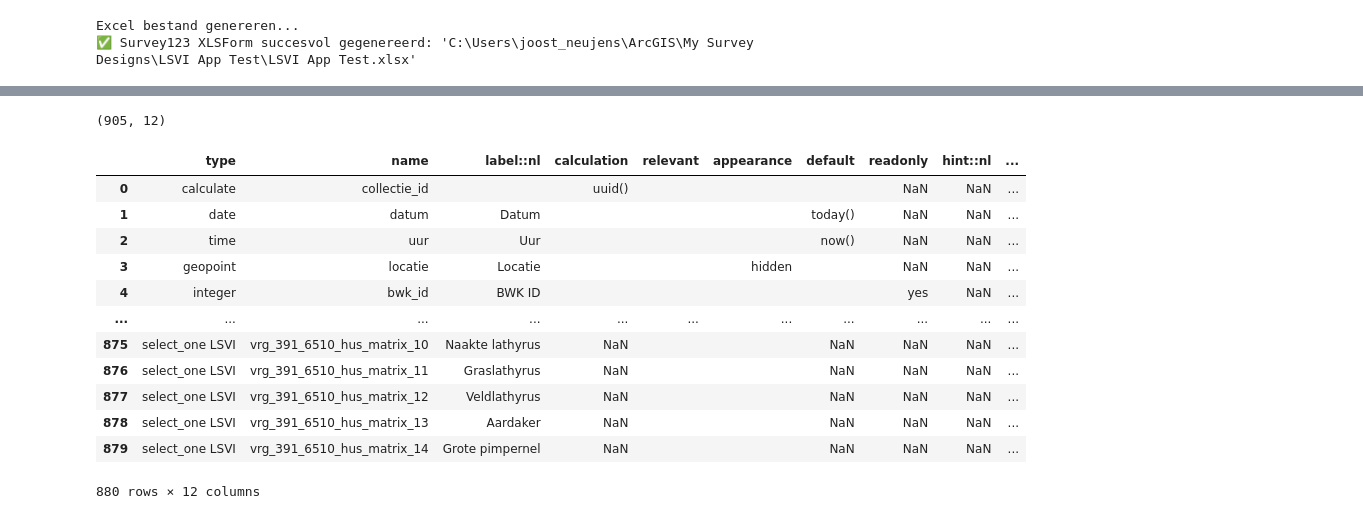
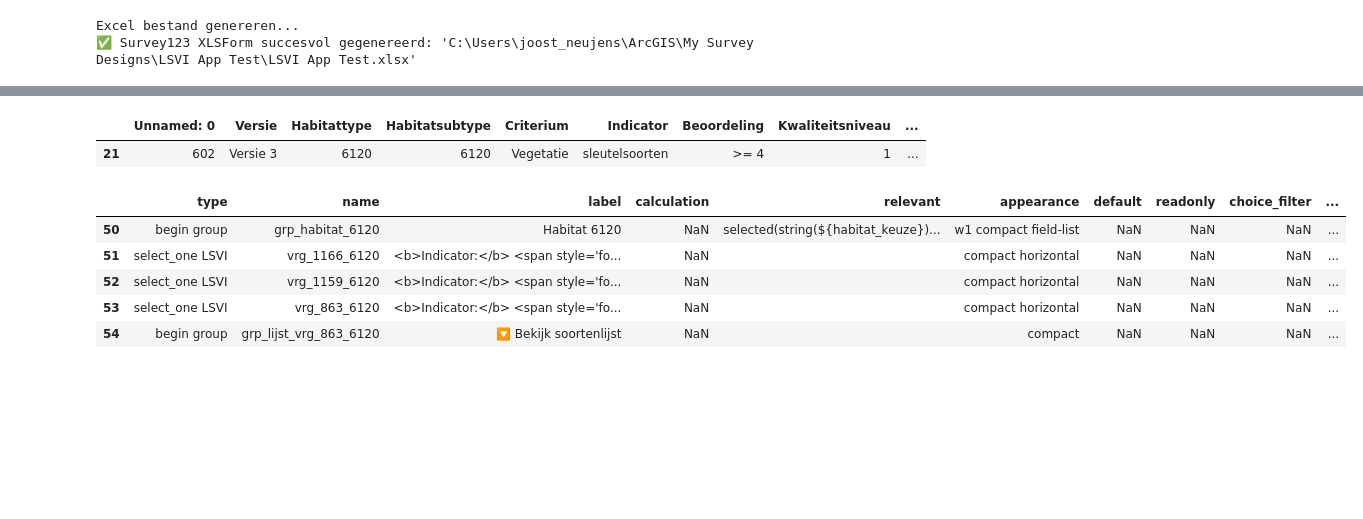
Before and after one commit to inbo/gis-lsvi-app, a Jupyter notebook: notebooks/create_xlsform_w_repeats.ipynb, the cells around one changed output, grey strips where cells are left out. Drawn from its saved outputs; the diff is of its cells as text; code cells hidden in the pictures; blank space fills up the shorter version.

```diff
--- a/notebooks/create_xlsform_w_repeats.ipynb
+++ b/notebooks/create_xlsform_w_repeats.ipynb
@@ -595,15 +716,15 @@ df_survey_final['hint'] = df_survey_final['hint'].replace("", np.nan)
 # df_survey_final['guidance_hint'] = df_survey_final['guidance_hint'].replace("", np.nan)
 
 # rename columns to add default language
-df_survey_final = df_survey_final.rename(columns={'label': 'label::nl', 'hint': 'hint::nl', 'guidance_hint': 'guidance_hint::nl'})
+# df_survey_final = df_survey_final.rename(columns={'label': 'label::nl', 'hint': 'hint::nl', 'guidance_hint': 'guidance_hint::nl'})
 
 print("Excel bestand genereren...")
-output_file = '../output/Survey123_Volledige_Generatie_20260709.xlsx'
+output_file = '../output/Survey123_Volledige_Generatie_20260713.xlsx'
 with pd.ExcelWriter(output_file, engine='openpyxl') as writer:
     df_survey_final.to_excel(writer, sheet_name='survey', index=False)
     df_choices_final.to_excel(writer, sheet_name='choices', index=False)
     # Voeg een standaard settings tabblad toe
-    pd.DataFrame([{"form_title": "Habitattype Survey", "form_id": "habitat_survey_v1", "default_language": "nl"}]).to_excel(writer, sheet_name='settings', index=False)
+    df_settings.to_excel(writer, sheet_name='settings', index=False)
 
 # Overwrite Survey123 test app
 output_file = r'C:\Users\joost_neujens\ArcGIS\My Survey Designs\LSVI App Test\LSVI App Test.xlsx' # if running local
@@ -612,7 +733,7 @@ with pd.ExcelWriter(output_file, engine='openpyxl') as writer:
     df_survey_final.to_excel(writer, sheet_name='survey', index=False)
     df_choices_final.to_excel(writer, sheet_name='choices', index=False)
     # Voeg een standaard settings tabblad toe
-    settings_df.to_excel(writer, sheet_name='settings', index=False)
+    df_settings.to_excel(writer, sheet_name='settings', index=False)
 
 print(f"✅ Survey123 XLSForm succesvol gegenereerd: '{output_file}'")
 # %% [output]
@@ -621,20 +766,14 @@ Excel bestand genereren...
+# %%
+df_vereisten[df_vereisten['BeoordelingID'] == 1539]
+# %% [output]
+|  | Unnamed: 0 | Versie | Habitattype | Habitatsubtype | Criterium | Indicator | Beoordeling | Kwaliteitsniveau | ... |
+| 21 | 602 | Versie 3 | 6120 | 6120 | Vegetatie | sleutelsoorten | >= 4 | 1 | ... |
 # %%
-df_survey_final.shape
+df_survey_final[df_survey_final['']]
 # %% [output]
-(905, 12)
+|  | type | name | label | calculation | relevant | appearance | default | readonly | choice_filter | ... |
+| 50 | begin group | grp_habitat_6120 | Habitat 6120 | NaN | selected(string(${habitat_keuze})... | w1 compact field-list | NaN | NaN | NaN | ... |
+| 51 | select_one LSVI | vrg_1166_6120 | <b>Indicator:</b> <span style='fo... | NaN |  | compact horizontal | NaN | NaN | NaN | ... |
+| 52 | select_one LSVI | vrg_1159_6120 | <b>Indicator:</b> <span style='fo... | NaN |  | compact horizontal | NaN | NaN | NaN | ... |
+| 53 | select_one LSVI | vrg_863_6120 | <b>Indicator:</b> <span style='fo... | NaN |  | compact horizontal | NaN | NaN | NaN | ... |
+| 54 | begin group | grp_lijst_vrg_863_6120 | 🔽 Bekijk soortenlijst | NaN |  | compact | NaN | NaN | NaN | ... |
-# %%
-df_survey_final.iloc[:-25]
-# %% [output]
-|  | type | name | label::nl | calculation | relevant | appearance | default | readonly | hint::nl | ... |
-| 0 | calculate | collectie_id |  | uuid() |  |  |  | NaN | NaN | ... |
-| 1 | date | datum | Datum |  |  |  | today() | NaN | NaN | ... |
-| 2 | time | uur | Uur |  |  |  | now() | NaN | NaN | ... |
-| 3 | geopoint | locatie | Locatie |  |  | hidden |  | NaN | NaN | ... |
-| 4 | integer | bwk_id | BWK ID |  |  |  |  | yes | NaN | ... |
-| ... | ... | ... | ... | ... | ... | ... | ... | ... | ... | ... |
-| 875 | select_one LSVI | vrg_391_6510_hus_matrix_10 | Naakte lathyrus | NaN |  |  | NaN | NaN | NaN | ... |
-| 876 | select_one LSVI | vrg_391_6510_hus_matrix_11 | Graslathyrus | NaN |  |  | NaN | NaN | NaN | ... |
-| 877 | select_one LSVI | vrg_391_6510_hus_matrix_12 | Veldlathyrus | NaN |  |  | NaN | NaN | NaN | ... |
-| 878 | select_one LSVI | vrg_391_6510_hus_matrix_13 | Aardaker | NaN |  |  | NaN | NaN | NaN | ... |
-| 879 | select_one LSVI | vrg_391_6510_hus_matrix_14 | Grote pimpernel | NaN |  |  | NaN | NaN | NaN | ... |
-880 rows × 12 columns
```
Also changed, not shown: parts of 7 cells of this notebook, 7 other files.
